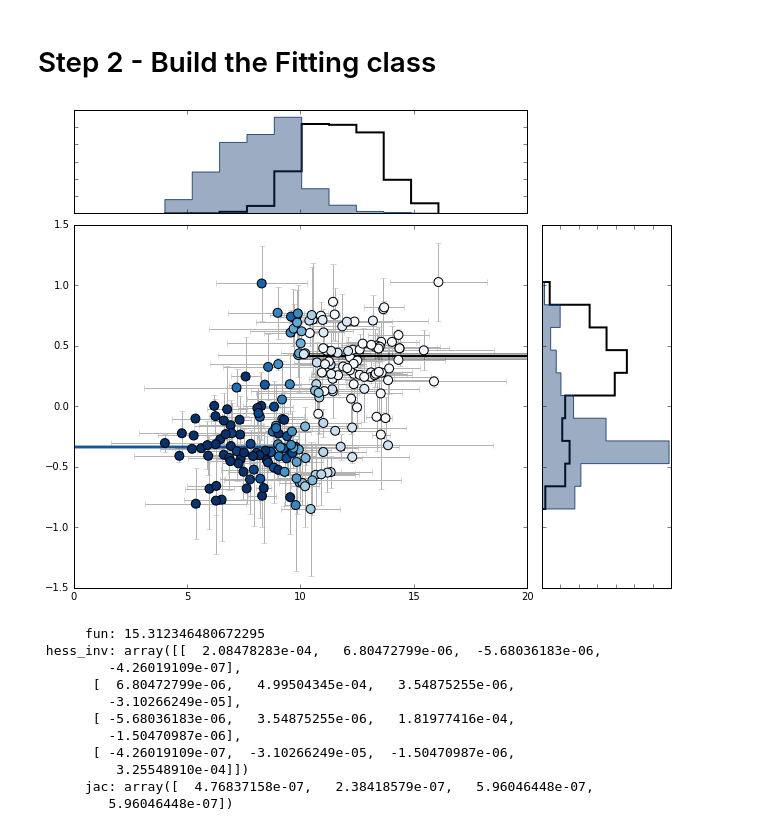
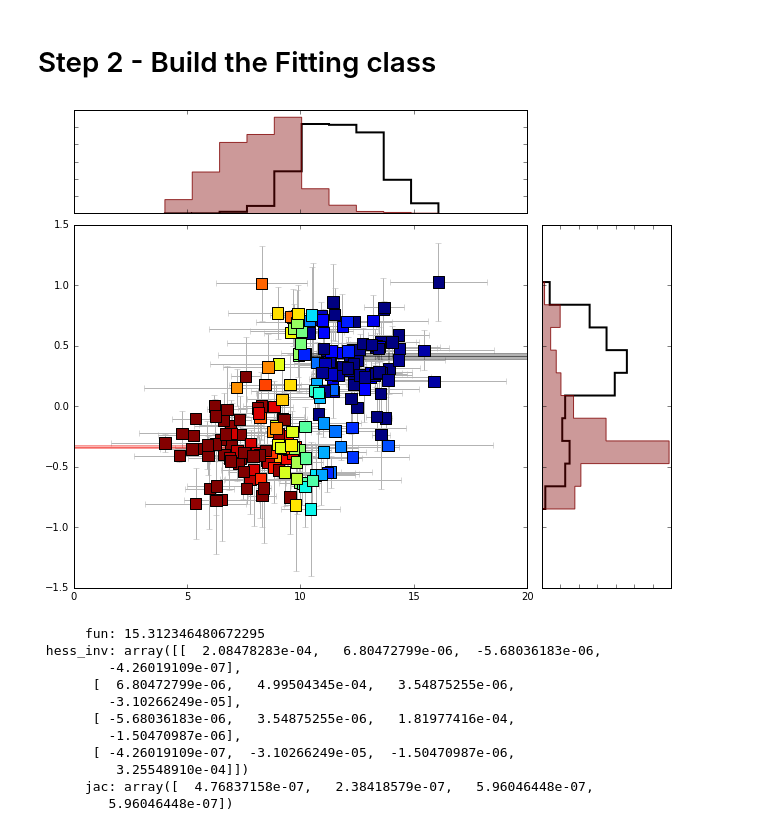
Before and after one commit to HUDataScience/StatisticalMethods2016, a Jupyter notebook: notebooks/Exo7_StepFit_CepheidCase.ipynb, the cells around one changed output. Saved outputs shown, nothing was run; the diff lists cells and outputs as text; code cells hidden in the pictures.

Commit message:
Correction of the Step including advance plotting

```diff
--- a/notebooks/Exo7_StepFit_CepheidCase.ipynb
+++ b/notebooks/Exo7_StepFit_CepheidCase.ipynb
@@ -68,7 +68,7 @@ class StepFit( object ):
     """ Class to fit a bimodal guassian distribution """
 
     FREEPARAMETERS = ["mean_a", "mean_b", "sigma_a", "sigma_b"]
-
+    NAME = "StepFit"
     def __init__(self, x, y, xerr, yerr, xcut=None):
         """ Initialize the instance
         Parameter:
@@ -172,18 +172,22 @@ class StepFit( object ):
     # --------- #
     #  PLOTTER  #
     # --------- #
-    def plot(self, xbins=10, ybins=10):
+    def plot(self, xbins=10, ybins=10, **kwargs):
         """ plot the data and the associated best fit (if any) """
+
         has_proba = "proba_a" in dir(self)
         fit_done  = "fitout" in dir(self)
+
         # ----------- #
         #  Axes       #
         # ----------- #
         fig = mpl.figure(figsize=[10,8])
         ax_size=0.63
+        # rect (left, lower, width, heigth) in fig coords.
         ax  = fig.add_axes([0.15,0.15,ax_size,ax_size])
         axhx = fig.add_axes([0.15,0.8,ax_size,0.18],sharex=ax)
         axhy = fig.add_axes([0.8,0.15,0.18,ax_size],sharey=ax)
+
         # - remove the ticks labels
         [[label.set_visible(False) for label in lticks]
             for lticks in [axhx.get_xticklabels(),axhx.get_yticklabels()]]
@@ -195,6 +199,11 @@ class StepFit( object ):
         # - Scatter
         prop = dict(marker="o", s=80, linewidths = 1, cmap = mpl.cm.Blues, zorder=6)
         prop["facecolors"] = 0.5  if not has_proba else self.proba_a
+
+        for k,v in kwargs.items():
+            prop[k] = v
+        #  Python 3 only
+        # prop = **prop + **kwargs
 
         ax.scatter(self.x,self.y, **prop)
         ax.errorbar(self.x, self.y, xerr=self.xerr, yerr=self.yerr,
@@ -234,11 +243,15 @@ class StepFit( object ):
         if fit_done:
             mean_a,mean_b,sigma_a, sigma_b = self.fitout["x"]
             mean_a_err,mean_b_err = np.sqrt(self.fitout["hess_inv"][0][0]),np.sqrt(self.fitout["hess_inv"][1][1])
-            ax.plot([10,20], [mean_b,mean_b], scalex=False, lw=2,color="k")
-            ax.plot([0,10], [mean_a,mean_a], scalex=False, lw=2,color=prop["cmap"](0.9,0.9))
+
+            ax.plot([10,20], [mean_b,mean_b], scalex=False, lw=0.5,color="k")
+
+            ax.plot([0,10], [mean_a,mean_a], scalex=False, lw=0.5,color=prop["cmap"](0.9,0.9))
+
             ax.fill_between([10,20], [mean_b+mean_b_err,mean_b+mean_b_err],
                             [mean_b-mean_b_err,mean_b-mean_b_err],
                             color="k", alpha=0.3)
+
             ax.fill_between([0,10], [mean_a+mean_a_err,mean_a+mean_a_err],
                             [mean_a-mean_a_err,mean_a-mean_a_err],
                             color=prop["cmap"](0.9,0.9), alpha=0.3)
@@ -250,9 +263,9 @@ class StepFit( object ):
 step = StepFit(table["pulsation"], table["mag"], table["puls_err"], table["mag_err"], xcut=10.)
 # %%
 step.fit([-1,1,0.3,0.4], verbose=False)
-step.plot()
+step.plot(marker="s",s=130, cmap=mpl.cm.jet)
 # %% [output]
-[figure, old version]
+[figure, new version]
 # %%
 print step.fitout
 # %% [output]
```
Also changed, not shown: parts of 5 cells of this notebook.
